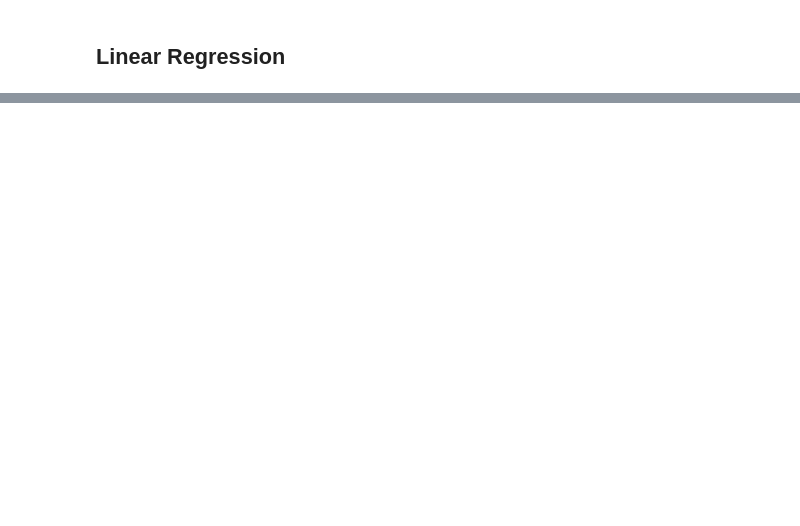
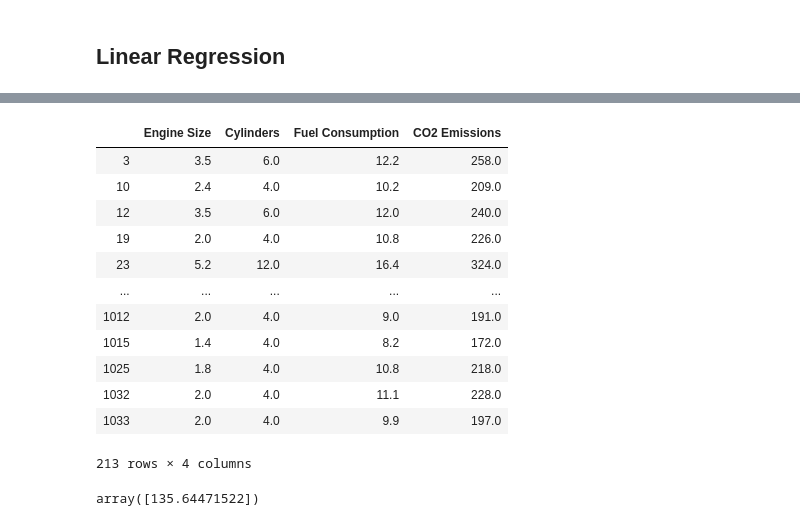
Before and after one commit to Yogendra3112/data_science, a Jupyter notebook: Machine Learning.ipynb, the cells around one changed output, grey strips where cells are left out. Saved outputs shown, nothing was run; the diff lists cells and outputs as text; code cells hidden in the pictures; blank space fills up the shorter version.

```diff
--- a/Machine Learning.ipynb
+++ b/Machine Learning.ipynb
@@ -174,0 +229,20 @@ plt.plot(test_x,lregr.predict(test_x))
+# %%
+test
+# %% [output]
+|  | Engine Size | Cylinders | Fuel Consumption | CO2 Emissions |
+| 3 | 3.5 | 6.0 | 12.2 | 258.0 |
+| 10 | 2.4 | 4.0 | 10.2 | 209.0 |
+| 12 | 3.5 | 6.0 | 12.0 | 240.0 |
+| 19 | 2.0 | 4.0 | 10.8 | 226.0 |
+| 23 | 5.2 | 12.0 | 16.4 | 324.0 |
+| ... | ... | ... | ... | ... |
+| 1012 | 2.0 | 4.0 | 9.0 | 191.0 |
+| 1015 | 1.4 | 4.0 | 8.2 | 172.0 |
+| 1025 | 1.8 | 4.0 | 10.8 | 218.0 |
+| 1032 | 2.0 | 4.0 | 11.1 | 228.0 |
+| 1033 | 2.0 | 4.0 | 9.9 | 197.0 |
+213 rows × 4 columns
+# %%
+mlregr.predict([[2,4,10]])
+# %% [output]
+array([135.64471522])
```
Also changed, not shown: parts of 14 cells of this notebook.
